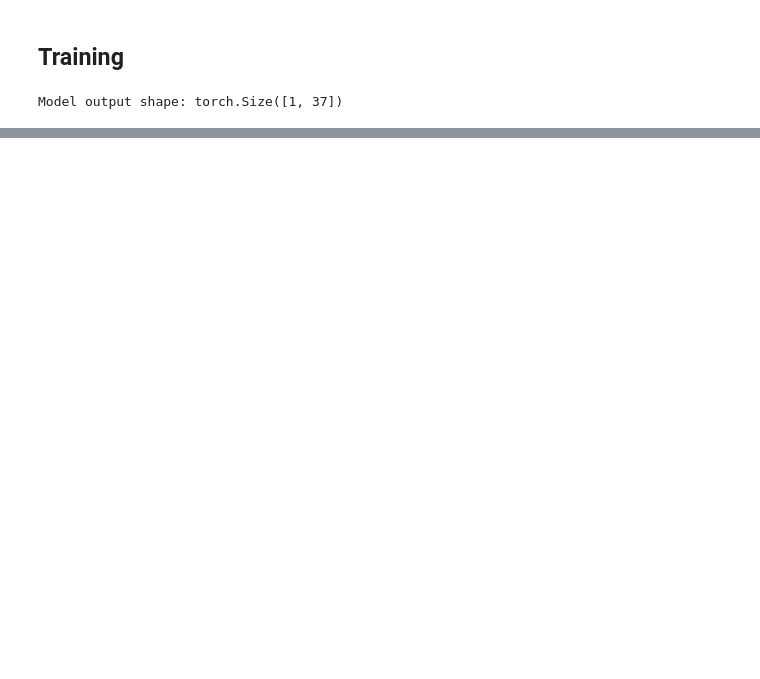
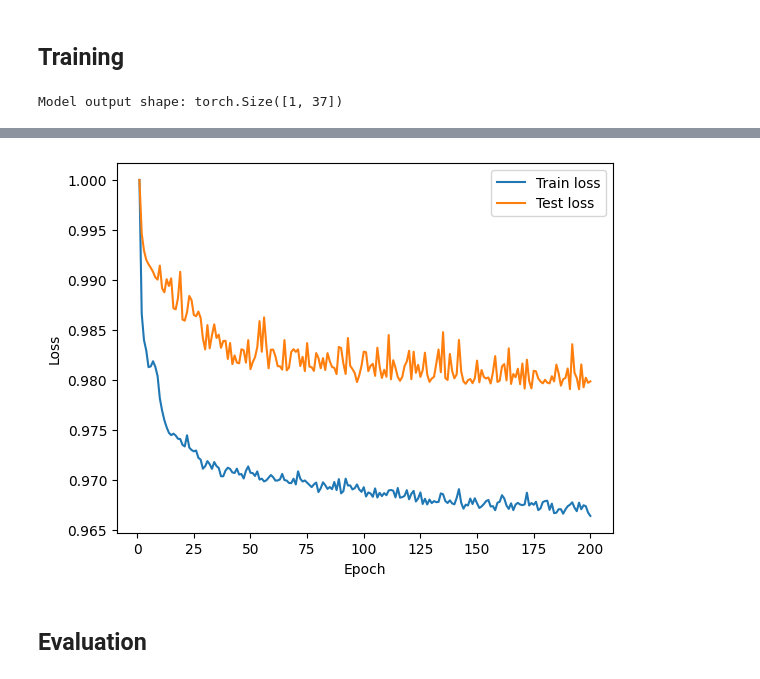
Before and after one commit to EthanSchmitt7/AAI521-final-project, a Jupyter notebook: model.ipynb, the cells around one changed output, grey strips where cells are left out. Saved outputs shown, nothing was run; the diff lists cells and outputs as text; code cells hidden in the pictures; blank space fills up the shorter version.

```diff
--- a/model.ipynb
+++ b/model.ipynb
@@ -166,0 +126,12 @@ Testing loss:           17.7190531307889
+# %%
+# Plot normalized losses
+plt.plot(range(1, EPOCHS + 1), np.array(train_loss) / np.max(train_loss), label="Train loss")
+plt.plot(range(1, EPOCHS + 1), np.array(test_loss) / np.max(test_loss), label="Test loss")
+plt.xlabel("Epoch")
+plt.ylabel("Loss")
+plt.legend()
+plt.show()
+# %% [output]
+[figure, added]
+# %% [markdown]
+## Evaluation
```
Also changed, not shown: parts of 16 cells of this notebook.
